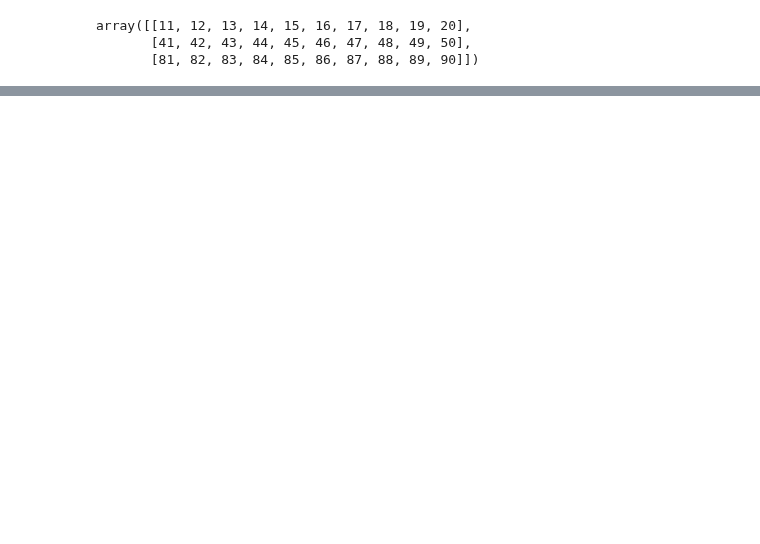
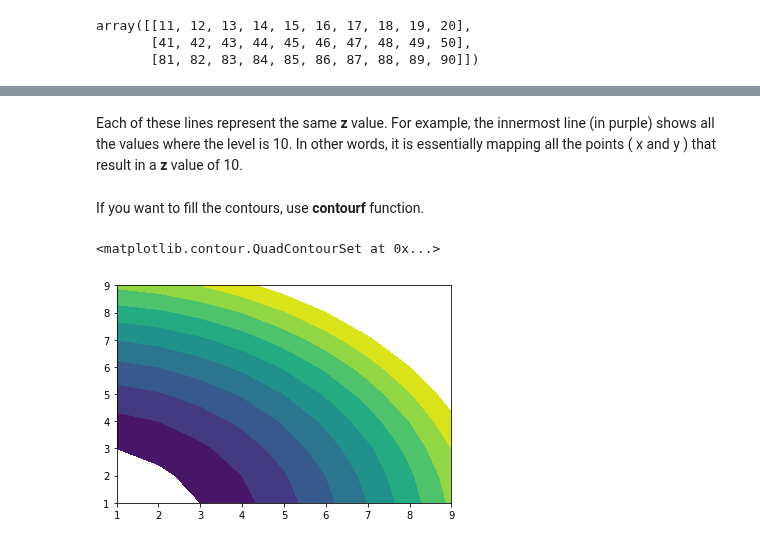
Before and after one commit to hotcode002/Machine-Learning-with-Python, a Jupyter notebook: week_1_python/day_3_numpy/notebooks/numpy.ipynb, the cells around one changed output, grey strips where cells are left out. Cells and saved outputs as stored; diff of their text form; code cells hidden in the pictures; blank space fills up the shorter version.

```diff
--- a/week_1_python/day_3_numpy/notebooks/numpy.ipynb
+++ b/week_1_python/day_3_numpy/notebooks/numpy.ipynb
@@ -440,0 +528,9 @@ array([[11, 12, 13, 14, 15, 16, 17, 18, 19, 20],
+# %% [markdown]
+Each of these lines represent the same __z__ value. For example, the innermost line (in purple) shows all the values where the level is 10. In other words, it is essentially mapping all the points ( x and y ) that result in a **z** value of 10.
+# %% [markdown]
+If you want to fill the contours, use **contourf** function.
+# %%
+plt.contourf(xx,yy,z,levels=[10,20,30,40,50,60,70,80,90,100])
+# %% [output]
+<matplotlib.contour.QuadContourSet at 0x...>
+[figure, added]
```
Also changed, not shown: parts of 18 cells of this notebook, 4 other files.
